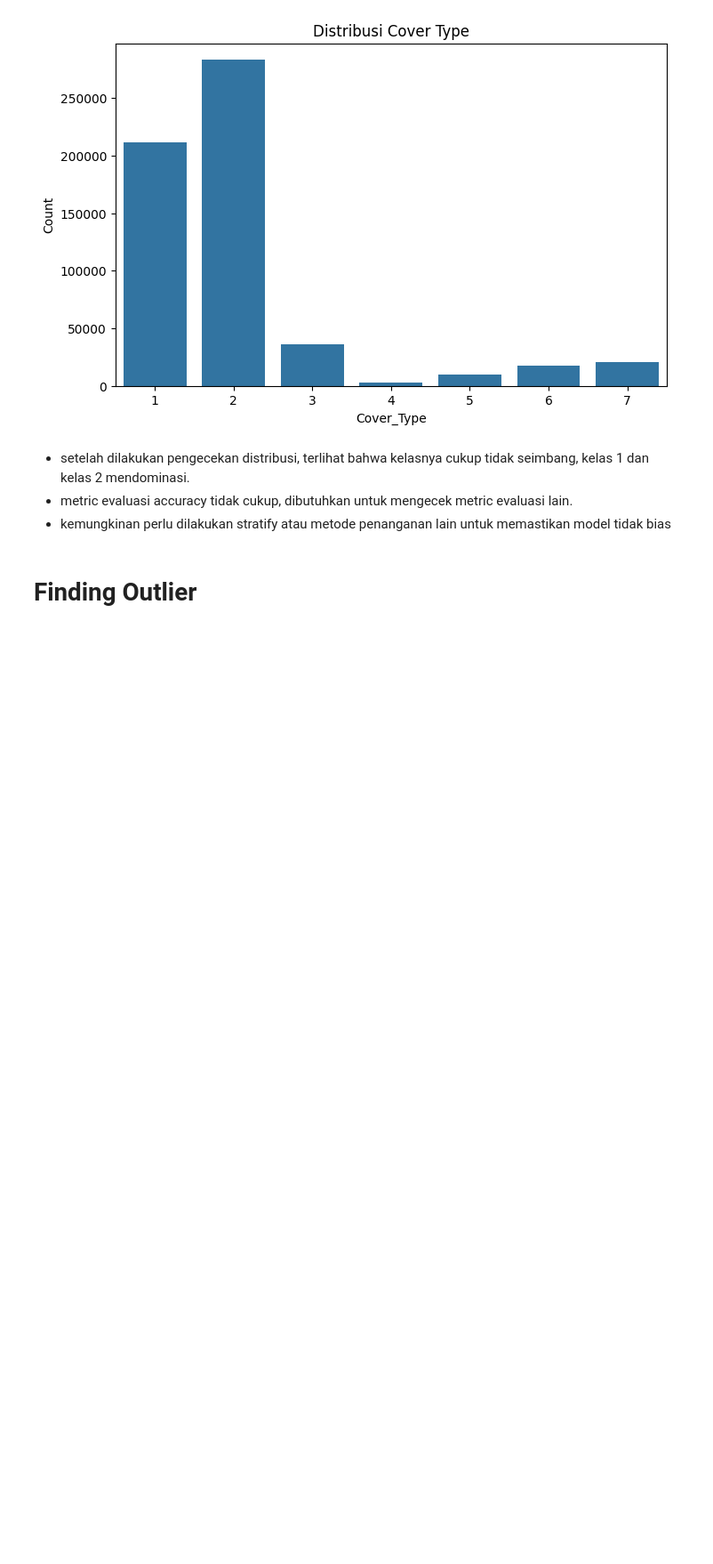
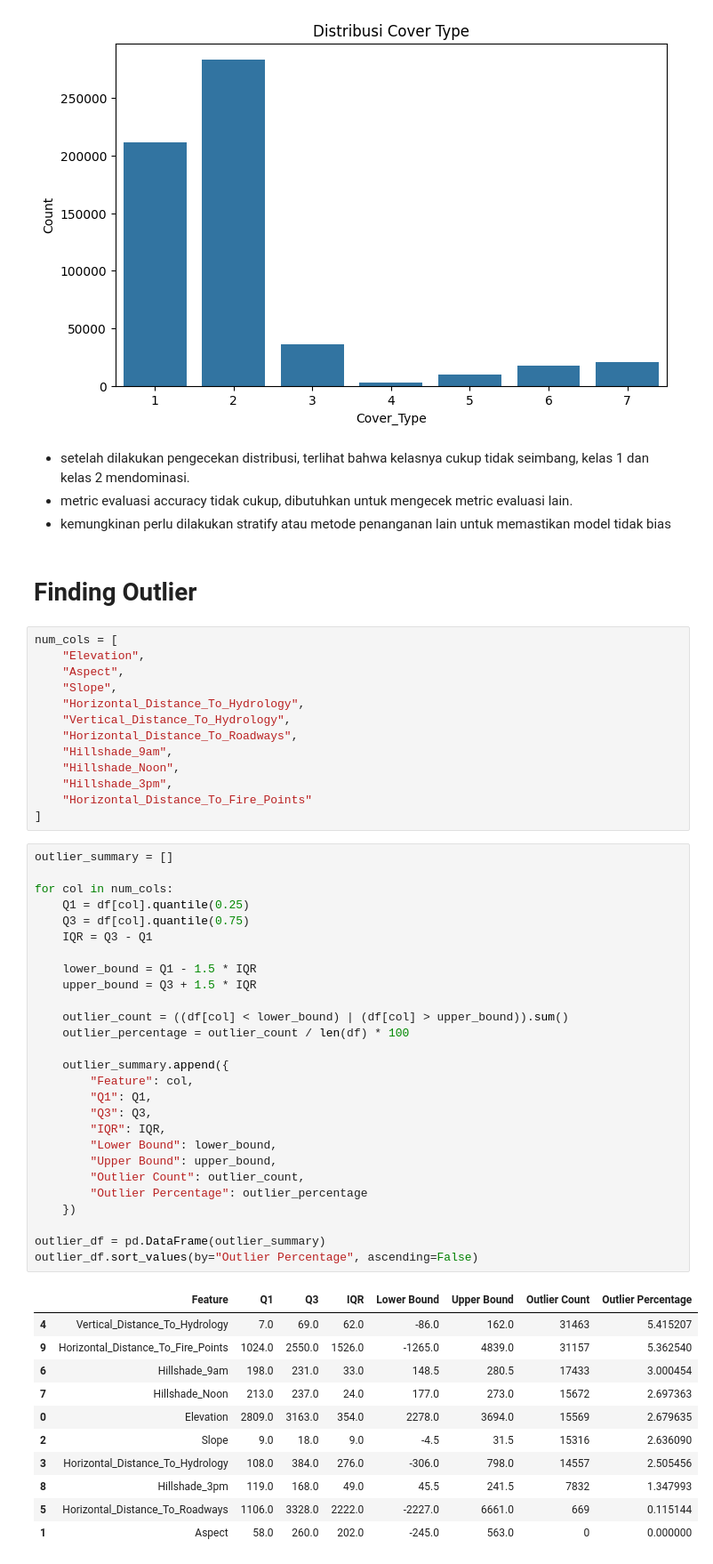
Before and after one commit to kuliahakmal/FPML, a Jupyter notebook: notebook/code.ipynb, the cells around one changed output. Shown at 89% size. Saved outputs shown, nothing was run; the diff lists cells and outputs as text; blank space fills up the shorter version.

```diff
--- a/notebook/code.ipynb
+++ b/notebook/code.ipynb
@@ -127,3 +159,55 @@ plt.show()
 - kemungkinan perlu dilakukan stratify atau metode penanganan lain untuk memastikan model tidak bias
 # %% [markdown]
 # Finding Outlier
+# %%
+num_cols = [
+    "Elevation",
+    "Aspect",
+    "Slope",
+    "Horizontal_Distance_To_Hydrology",
+    "Vertical_Distance_To_Hydrology",
+    "Horizontal_Distance_To_Roadways",
+    "Hillshade_9am",
+    "Hillshade_Noon",
+    "Hillshade_3pm",
+    "Horizontal_Distance_To_Fire_Points"
+]
+# %%
+outlier_summary = []
+
+for col in num_cols:
+    Q1 = df[col].quantile(0.25)
+    Q3 = df[col].quantile(0.75)
+    IQR = Q3 - Q1
+
+    lower_bound = Q1 - 1.5 * IQR
+    upper_bound = Q3 + 1.5 * IQR
+
+    outlier_count = ((df[col] < lower_bound) | (df[col] > upper_bound)).sum()
+    outlier_percentage = outlier_count / len(df) * 100
+
+    outlier_summary.append({
+        "Feature": col,
+        "Q1": Q1,
+        "Q3": Q3,
+        "IQR": IQR,
+        "Lower Bound": lower_bound,
+        "Upper Bound": upper_bound,
+        "Outlier Count": outlier_count,
+        "Outlier Percentage": outlier_percentage
+    })
+
+outlier_df = pd.DataFrame(outlier_summary)
+outlier_df.sort_values(by="Outlier Percentage", ascending=False)
+# %% [output]
+|  | Feature | Q1 | Q3 | IQR | Lower Bound | Upper Bound | Outlier Count | Outlier Percentage |
+| 4 | Vertical_Distance_To_Hydrology | 7.0 | 69.0 | 62.0 | -86.0 | 162.0 | 31463 | 5.415207 |
+| 9 | Horizontal_Distance_To_Fire_Points | 1024.0 | 2550.0 | 1526.0 | -1265.0 | 4839.0 | 31157 | 5.362540 |
+| 6 | Hillshade_9am | 198.0 | 231.0 | 33.0 | 148.5 | 280.5 | 17433 | 3.000454 |
+| 7 | Hillshade_Noon | 213.0 | 237.0 | 24.0 | 177.0 | 273.0 | 15672 | 2.697363 |
+| 0 | Elevation | 2809.0 | 3163.0 | 354.0 | 2278.0 | 3694.0 | 15569 | 2.679635 |
+| 2 | Slope | 9.0 | 18.0 | 9.0 | -4.5 | 31.5 | 15316 | 2.636090 |
+| 3 | Horizontal_Distance_To_Hydrology | 108.0 | 384.0 | 276.0 | -306.0 | 798.0 | 14557 | 2.505456 |
+| 8 | Hillshade_3pm | 119.0 | 168.0 | 49.0 | 45.5 | 241.5 | 7832 | 1.347993 |
+| 5 | Horizontal_Distance_To_Roadways | 1106.0 | 3328.0 | 2222.0 | -2227.0 | 6661.0 | 669 | 0.115144 |
+| 1 | Aspect | 58.0 | 260.0 | 202.0 | -245.0 | 563.0 | 0 | 0.000000 |
```
Also changed, not shown: parts of 9 cells of this notebook, 5 other files.
